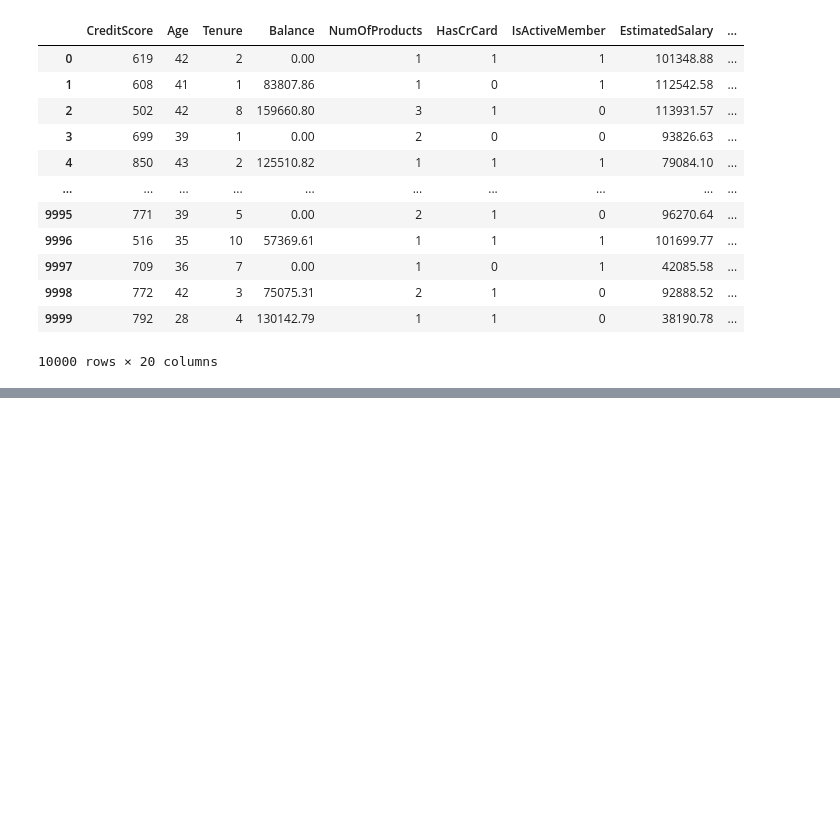
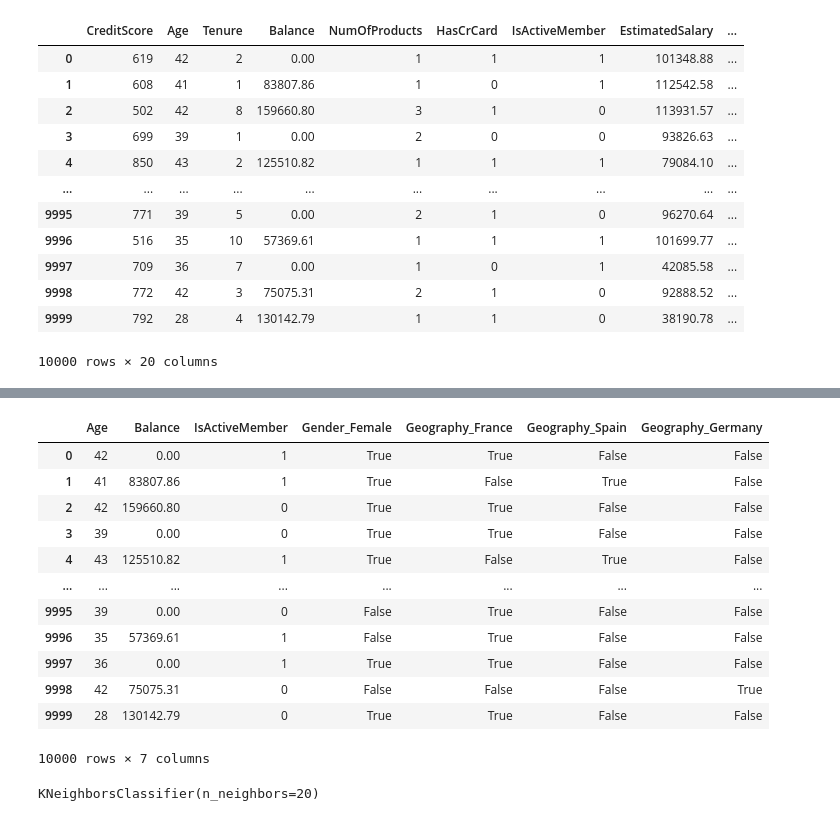
Before and after one commit to alicia-perez-diez/bank_churn_project, a Jupyter notebook: notebooks/main.ipynb, the cells around one changed output, grey strips where cells are left out. Cells and saved outputs as stored; diff of their text form; code cells hidden in the pictures; blank space fills up the shorter version.

```diff
--- a/notebooks/main.ipynb
+++ b/notebooks/main.ipynb
@@ -590,3 +574,7 @@ fig.update_layout(
 )
 
 fig.show()
+# %%
+#seleccionamos las variables que emplearemos en el algoritmo y definimos nuestro target en 'Exited'
+features = df_dummies[['Age', 'Balance', 'IsActiveMember', 'Gender_Female', 'Geography_France', 'Geography_Spain', 'Geography_Germany']]
+target = df_dummies['Exited']
@@ -592,0 +597,16 @@ fig.show()
+# %%
+features
+# %% [output]
+|  | Age | Balance | IsActiveMember | Gender_Female | Geography_France | Geography_Spain | Geography_Germany |
+| 0 | 42 | 0.00 | 1 | True | True | False | False |
+| 1 | 41 | 83807.86 | 1 | True | False | True | False |
+| 2 | 42 | 159660.80 | 0 | True | True | False | False |
+| 3 | 39 | 0.00 | 0 | True | True | False | False |
+| 4 | 43 | 125510.82 | 1 | True | False | True | False |
+| ... | ... | ... | ... | ... | ... | ... | ... |
+| 9995 | 39 | 0.00 | 0 | False | True | False | False |
+| 9996 | 35 | 57369.61 | 1 | False | True | False | False |
+| 9997 | 36 | 0.00 | 1 | True | True | False | False |
+| 9998 | 42 | 75075.31 | 0 | False | False | False | True |
+| 9999 | 28 | 130142.79 | 0 | True | True | False | False |
+10000 rows × 7 columns
@@ -592,0 +621,5 @@ fig.show()
+# %%
+#entrenamos el modelo
+knn.fit(X_train, y_train)
+# %% [output]
+KNeighborsClassifier(n_neighbors=20)
```
Also changed, not shown: parts of 47 cells of this notebook, 1 other file.
